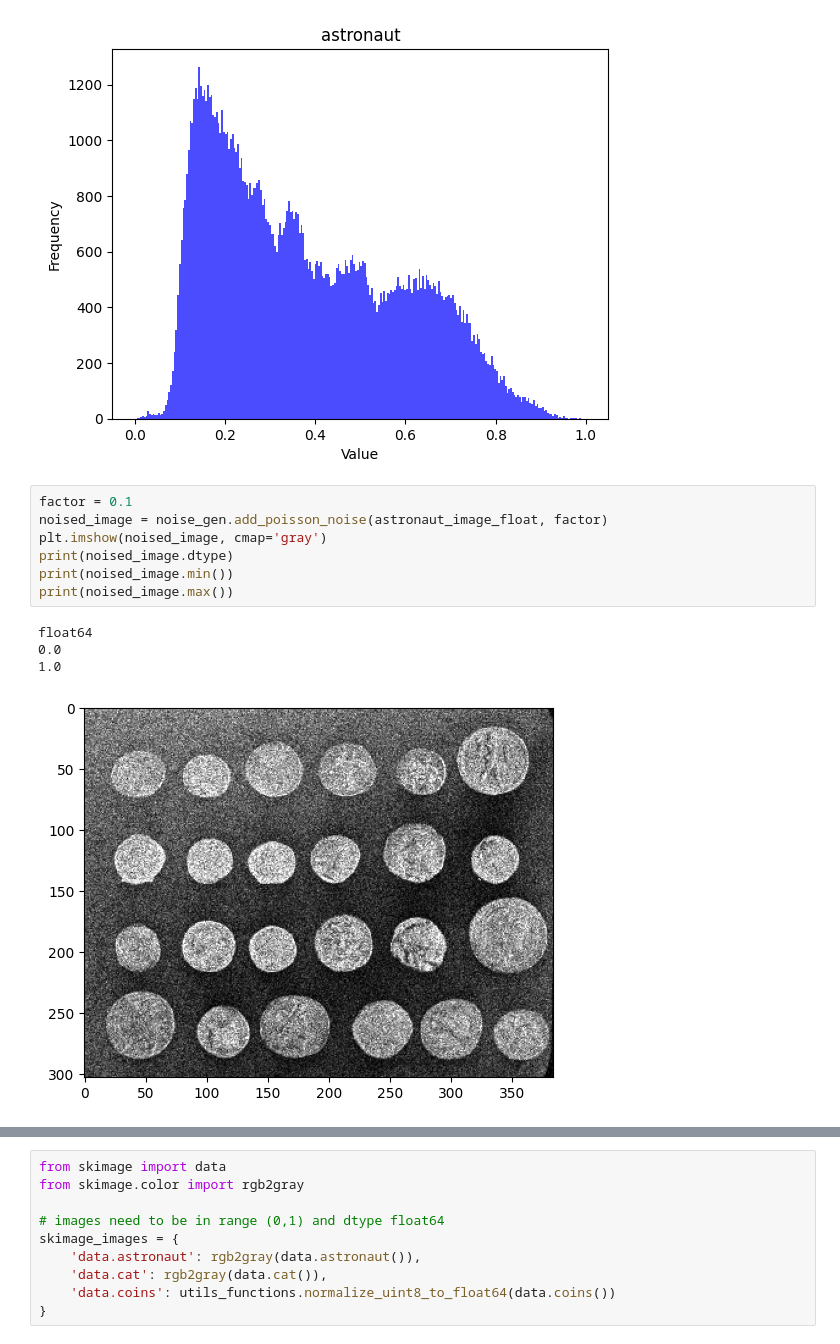
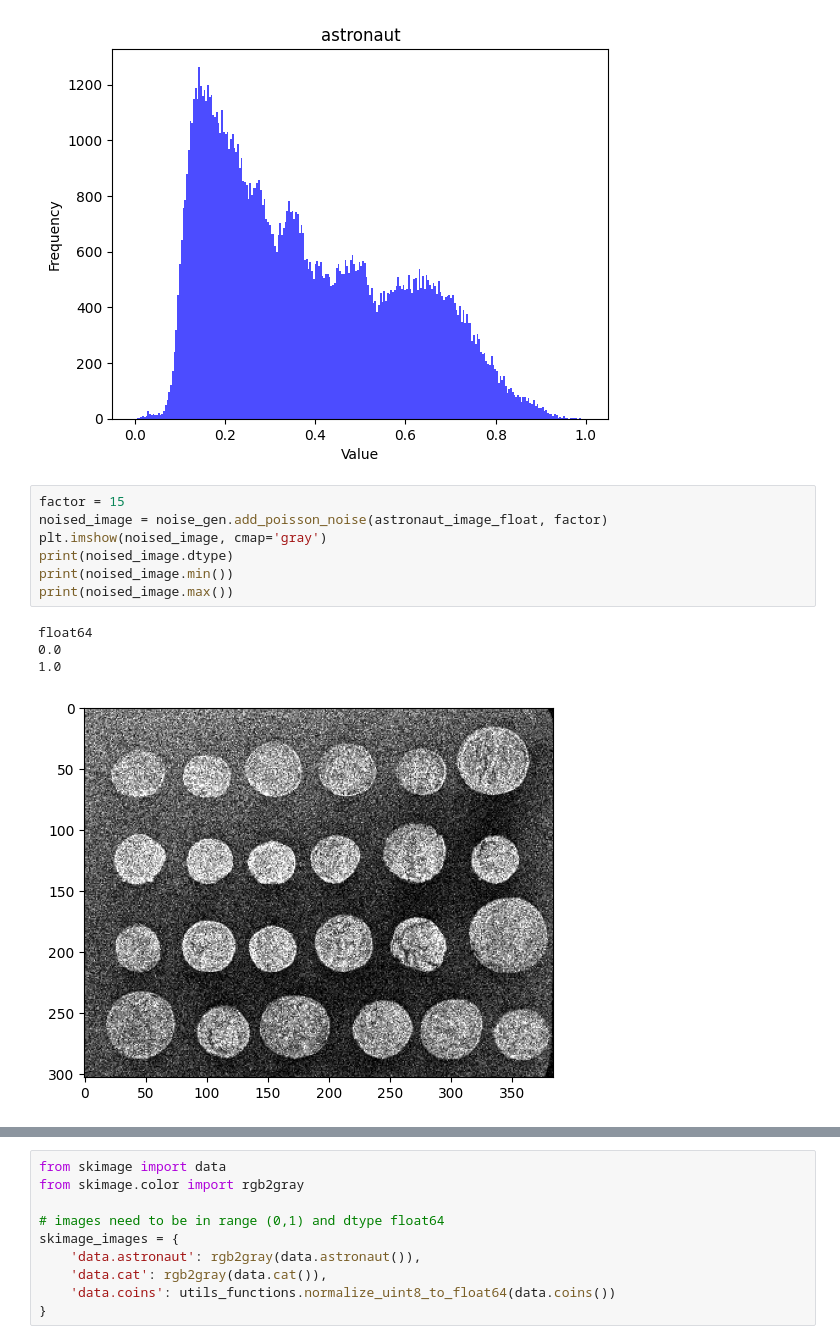
Before and after one commit to alvaroalbuquerque/SCS_plane_study, a Jupyter notebook: noise_analysis_poisson.ipynb, the cells around one changed output, grey strips where cells are left out. Cells and saved outputs as stored; diff of their text form.

```diff
--- a/noise_analysis_poisson.ipynb
+++ b/noise_analysis_poisson.ipynb
@@ -308,17 +352,17 @@ generate_histogram(astronaut_image_float, isNormalized=True, title=f'astronaut',
 # %% [output]
 [figure]
 # %%
-factor = 0.1
+factor = 15
 noised_image = noise_gen.add_poisson_noise(astronaut_image_float, factor)
 plt.imshow(noised_image, cmap='gray')
 print(noised_image.dtype)
 print(noised_image.min())
 print(noised_image.max())
 # %% [output]
 float64
 0.0
 1.0
-[figure, old version]
+[figure, new version]
 # %%
 generate_histogram(noised_image, isNormalized=True, title=f'astronaut factor {factor}', range=(0,1))
 # %% [output]
```
Also changed, not shown: parts of 11 cells of this notebook, 2 other files.
